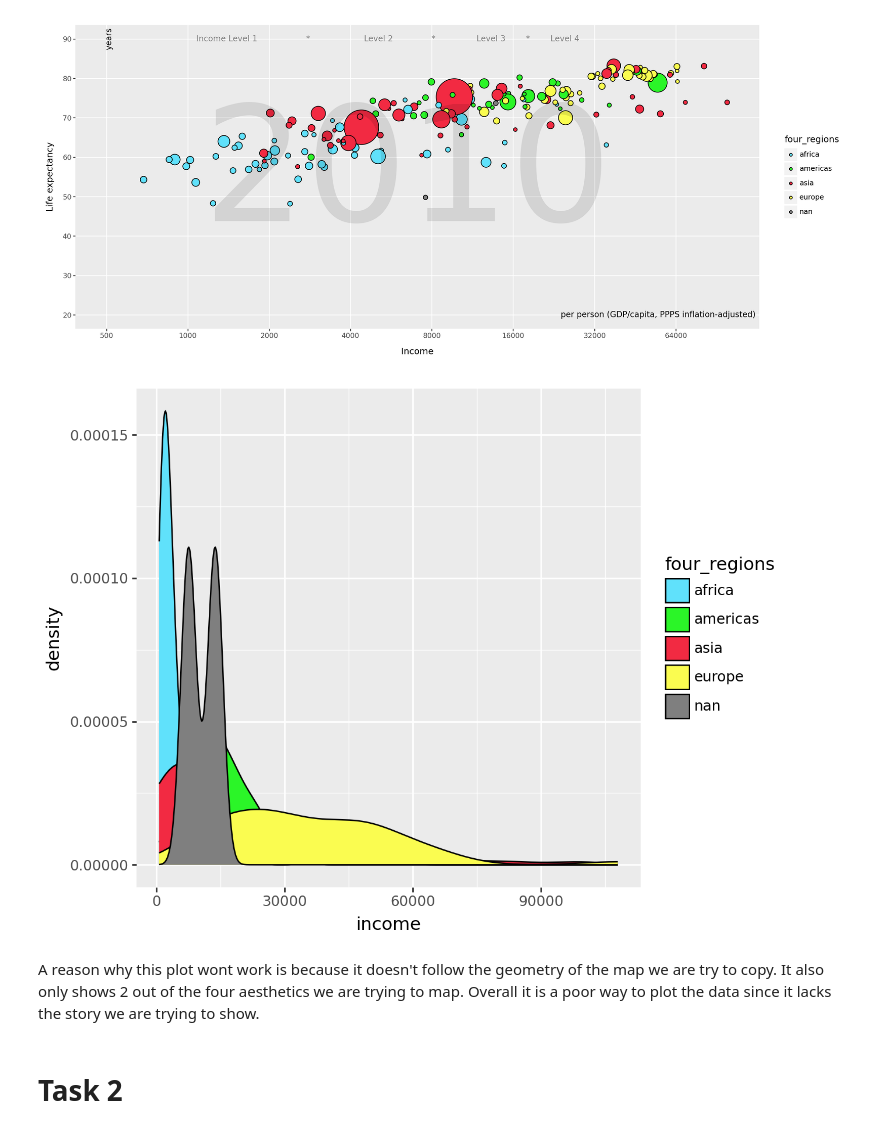
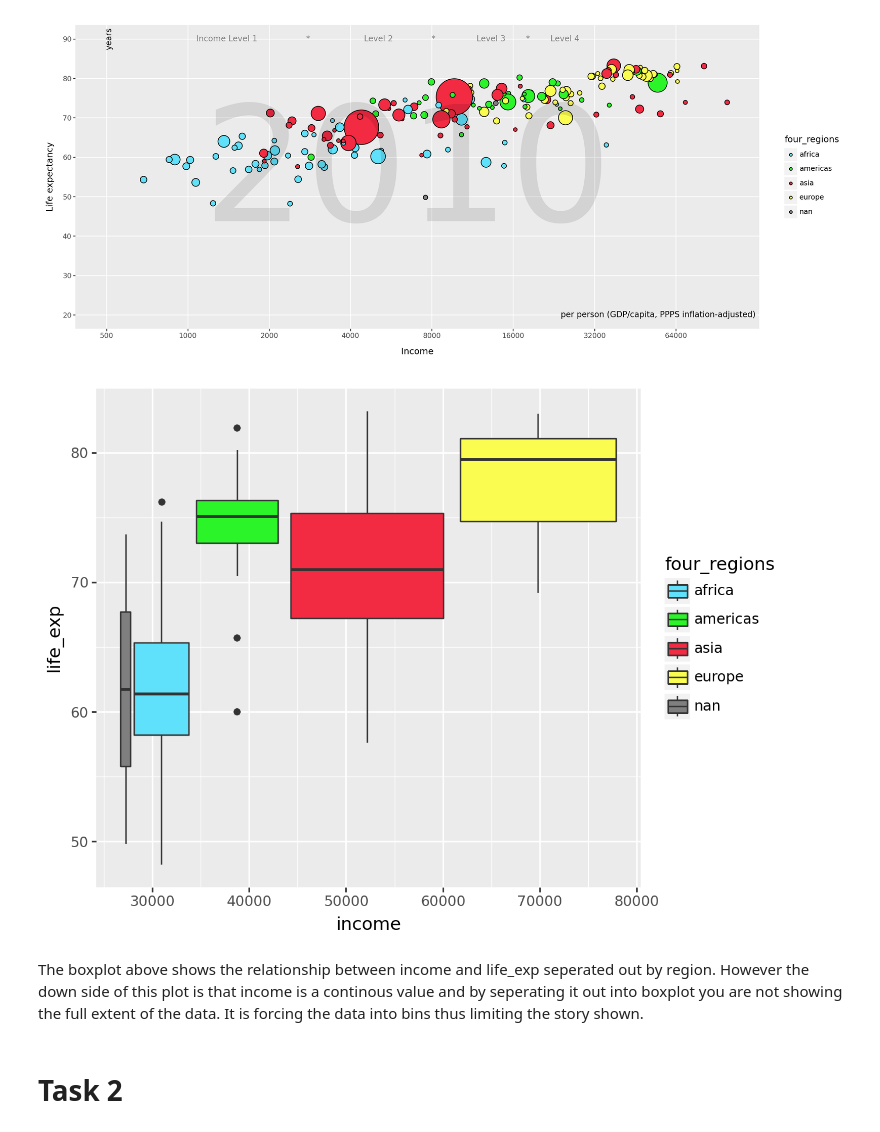
Before and after one commit to emilygoodman11/544msba.actual, a Jupyter notebook: lab1.544.ipynb, the cells around one changed output. Drawn from its saved outputs; the diff is of its cells as text; code cells hidden in the pictures.

```diff
--- a/lab1.544.ipynb
+++ b/lab1.544.ipynb
@@ -82,18 +90,14 @@ colors= {
 # %% [output]
 [figure]
 # %%
-(ggplot(data2010,
-aes(
-  x = "income",
-  fill = "four_regions"
-))
-+ geom_density()
-+ scale_fill_manual(values=colors)
+(ggplot(data2010, aes(x = "income", y = "life_exp", fill = "four_regions"))
++ geom_boxplot()
++scale_fill_manual(values=colors)
 )
 # %% [output]
-[figure, old version]
+[figure, new version]
-# %% [markdown]
-A reason why this plot wont work is because it doesn't follow the geometry of the map we are try to copy. It also only shows 2 out of the four aesthetics we are trying to map. Overall it is a poor way to plot the data since it lacks the story we are trying to show.
+# %% [markdown]
+The boxplot above shows the relationship between income and life_exp seperated out by region. However the down side of this plot is that income is a continous value and by seperating it out into boxplot you are not showing the full extent of the data. It is forcing the data into bins thus limiting the story shown.
 # %% [markdown]
 # Task 2
 # %% [markdown]
```
Also changed, not shown: parts of 9 cells of this notebook, 18 other files.
